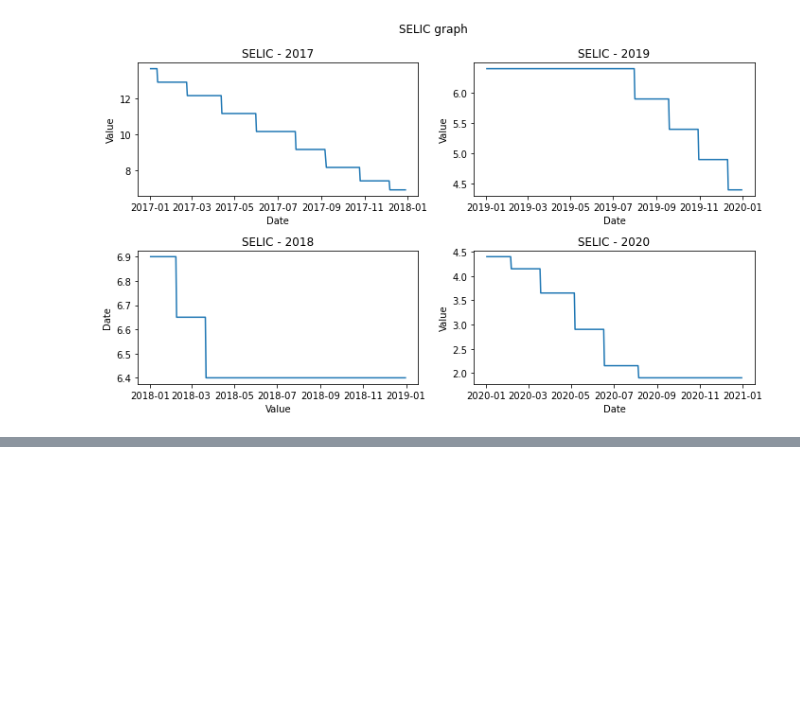
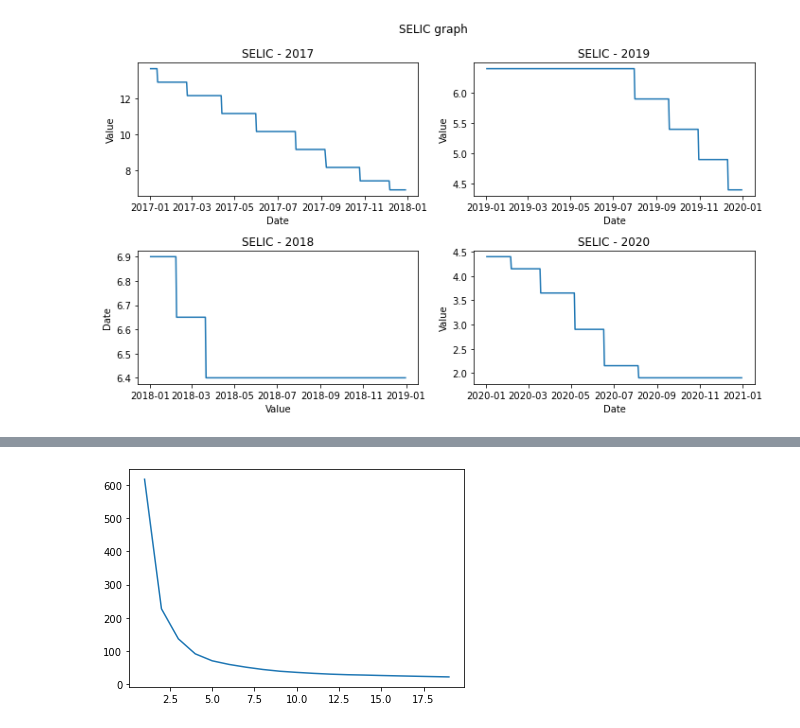
Before and after one commit to rafaelimai/ibmdscapstone, a Jupyter notebook: Capstone Work.ipynb, the cells around one changed output, grey strips where cells are left out. Cells and saved outputs as stored; diff of their text form; code cells hidden in the pictures; blank space fills up the shorter version.

```diff
--- a/Capstone Work.ipynb
+++ b/Capstone Work.ipynb
@@ -399,0 +477,4 @@ plotHistoricSelicData(selicData)
+# %%
+test_kmeans(20,insightsFI_Dump)
+# %% [output]
+[figure, added]
```
Also changed, not shown: parts of 11 cells of this notebook, 4 other files.
